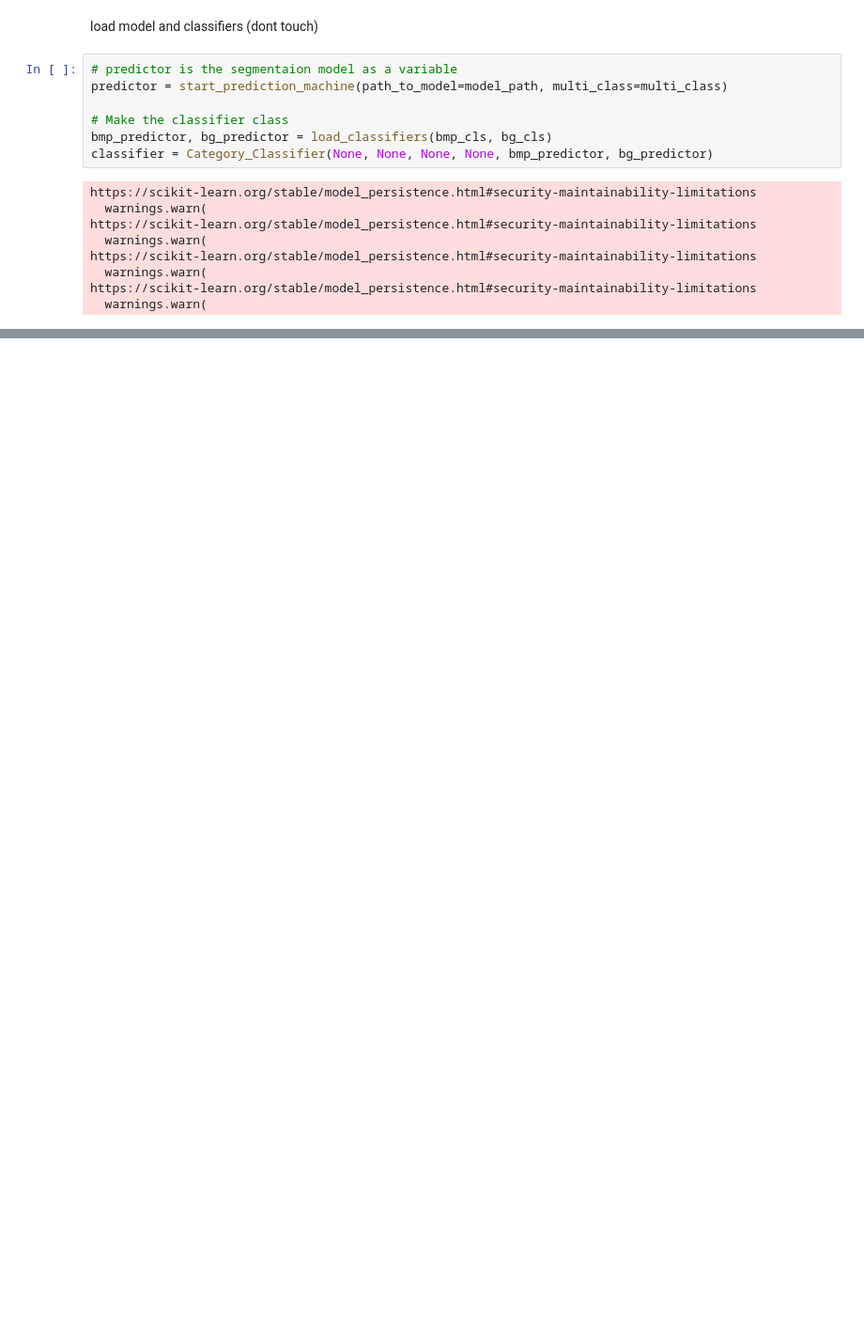
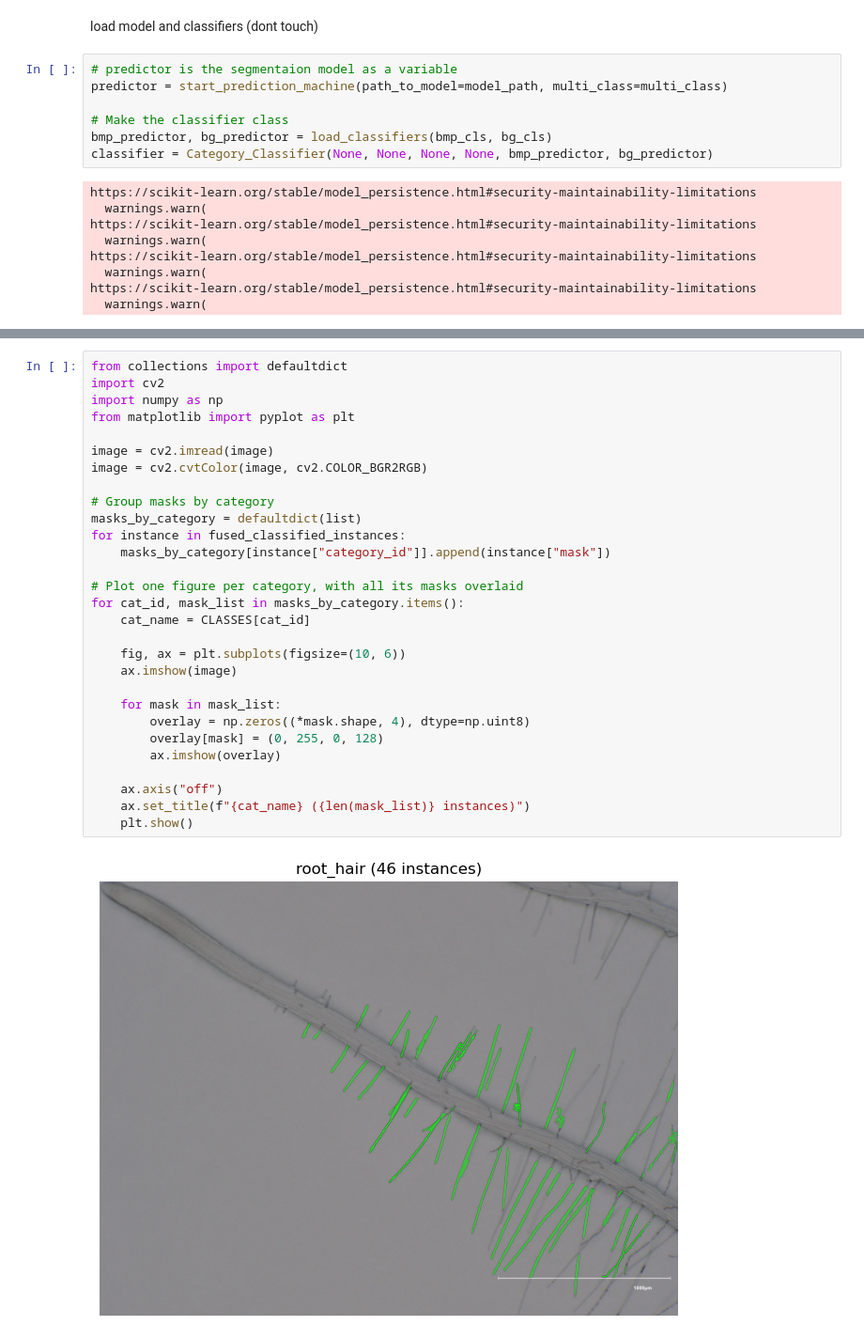
Before and after one commit to Tristant2005/DAAD_Tristan_Bioinformatics_2026, a Jupyter notebook: pipeline.ipynb, the cells around one changed output, grey strips where cells are left out. Shown at 94% size. Drawn from its saved outputs; the diff is of its cells as text; blank space fills up the shorter version.

```diff
--- a/pipeline.ipynb
+++ b/pipeline.ipynb
@@ -204,0 +225,31 @@ make_coco_outputs(json_file)
+# %%
+from collections import defaultdict
+import cv2
+import numpy as np
+from matplotlib import pyplot as plt
+
+image = cv2.imread(image)
+image = cv2.cvtColor(image, cv2.COLOR_BGR2RGB)
+
+# Group masks by category
+masks_by_category = defaultdict(list)
+for instance in fused_classified_instances:
+    masks_by_category[instance["category_id"]].append(instance["mask"])
+
+# Plot one figure per category, with all its masks overlaid
+for cat_id, mask_list in masks_by_category.items():
+    cat_name = CLASSES[cat_id]
+
+    fig, ax = plt.subplots(figsize=(10, 6))
+    ax.imshow(image)
+
+    for mask in mask_list:
+        overlay = np.zeros((*mask.shape, 4), dtype=np.uint8)
+        overlay[mask] = (0, 255, 0, 128)
+        ax.imshow(overlay)
+
+    ax.axis("off")
+    ax.set_title(f"{cat_name} ({len(mask_list)} instances)")
+    plt.show()
+# %% [output]
+[figure, added]
```
Also changed, not shown: parts of 7 cells of this notebook, 5 other files.
